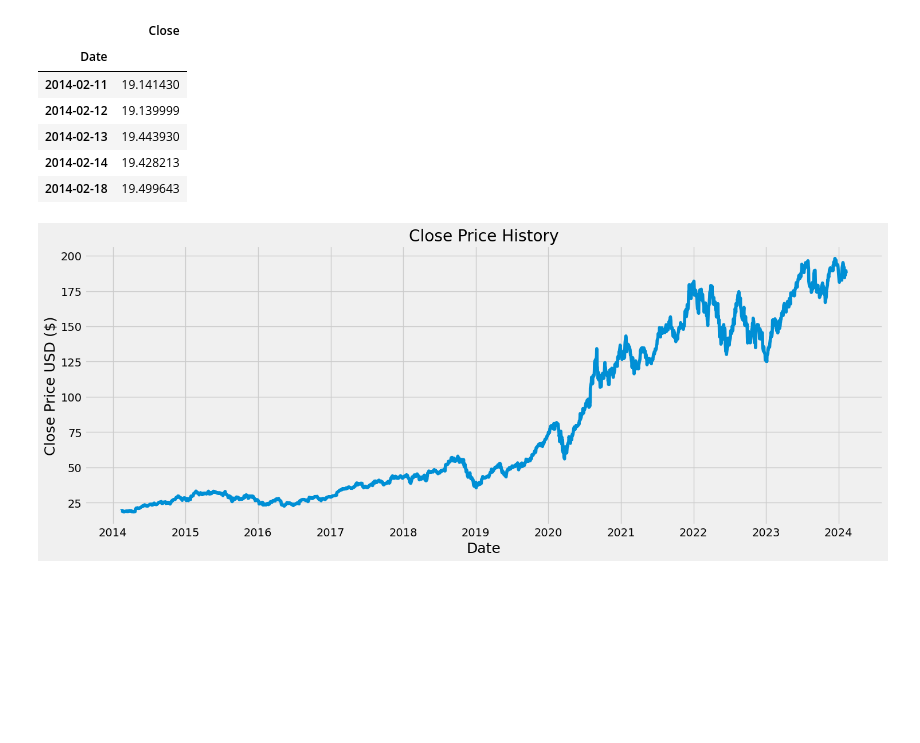
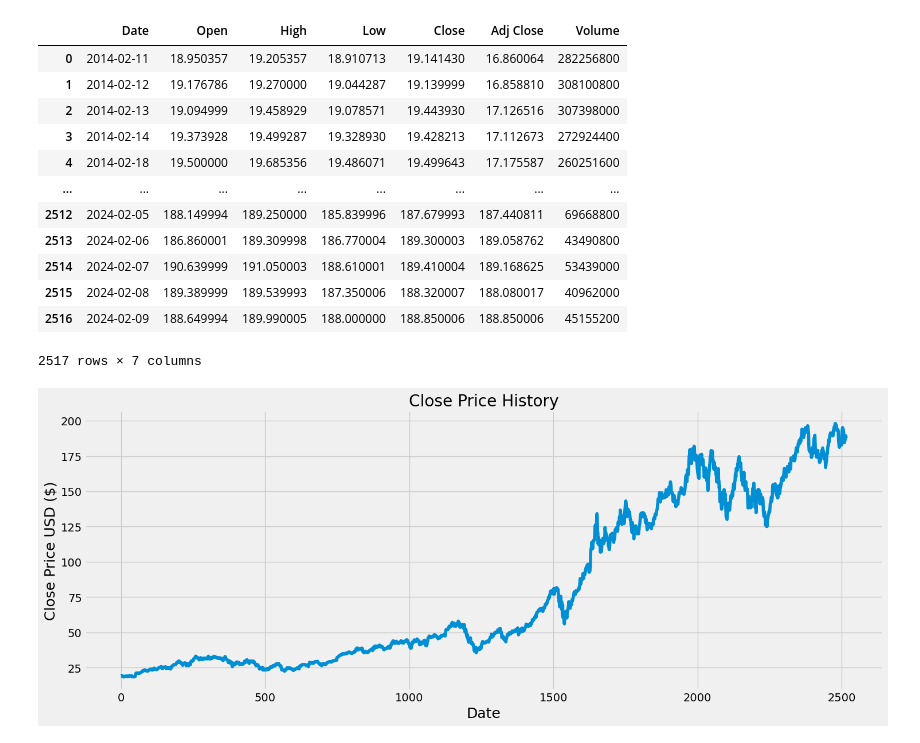
Before and after one commit to kahbelank/Investment-Chatbot, a Jupyter notebook: Machine Learning/test_LSTM.ipynb, the cells around one changed output. Saved outputs shown, nothing was run; the diff lists cells and outputs as text; code cells hidden in the pictures; blank space fills up the shorter version.

```diff
--- a/Machine Learning/test_LSTM.ipynb
+++ b/Machine Learning/test_LSTM.ipynb
@@ -27,17 +27,25 @@ for asset in asset_list:
     parse_dates=True
   )
 # %%
-# Create a new dataframe with only the 'Close column
-data = df.filter(['Close'])
-data.head()
+# # Create a new dataframe with only the 'Close column
+# data = df.filter(['Close'])
+# data.head()
+df = df.reset_index()
+display(df)
 # %% [output]
-|  | Close |
-| Date |  |
-| 2014-02-11 | 19.141430 |
-| 2014-02-12 | 19.139999 |
-| 2014-02-13 | 19.443930 |
-| 2014-02-14 | 19.428213 |
-| 2014-02-18 | 19.499643 |
+|  | Date | Open | High | Low | Close | Adj Close | Volume |
+| 0 | 2014-02-11 | 18.950357 | 19.205357 | 18.910713 | 19.141430 | 16.860064 | 282256800 |
+| 1 | 2014-02-12 | 19.176786 | 19.270000 | 19.044287 | 19.139999 | 16.858810 | 308100800 |
+| 2 | 2014-02-13 | 19.094999 | 19.458929 | 19.078571 | 19.443930 | 17.126516 | 307398000 |
+| 3 | 2014-02-14 | 19.373928 | 19.499287 | 19.328930 | 19.428213 | 17.112673 | 272924400 |
+| 4 | 2014-02-18 | 19.500000 | 19.685356 | 19.486071 | 19.499643 | 17.175587 | 260251600 |
+| ... | ... | ... | ... | ... | ... | ... | ... |
+| 2512 | 2024-02-05 | 188.149994 | 189.250000 | 185.839996 | 187.679993 | 187.440811 | 69668800 |
+| 2513 | 2024-02-06 | 186.860001 | 189.309998 | 186.770004 | 189.300003 | 189.058762 | 43490800 |
+| 2514 | 2024-02-07 | 190.639999 | 191.050003 | 188.610001 | 189.410004 | 189.168625 | 53439000 |
+| 2515 | 2024-02-08 | 189.389999 | 189.539993 | 187.350006 | 188.320007 | 188.080017 | 40962000 |
+| 2516 | 2024-02-09 | 188.649994 | 189.990005 | 188.000000 | 188.850006 | 188.850006 | 45155200 |
+2517 rows × 7 columns
 # %%
 plt.figure(figsize=(16,6))
 plt.title('Close Price History')
@@ -46,4 +54,4 @@ plt.xlabel('Date', fontsize=18)
 plt.ylabel('Close Price USD ($)', fontsize=18)
 plt.show()
 # %% [output]
-[figure, old version]
+[figure, new version]
```
Also changed, not shown: parts of 8 cells of this notebook, 1 other file.
